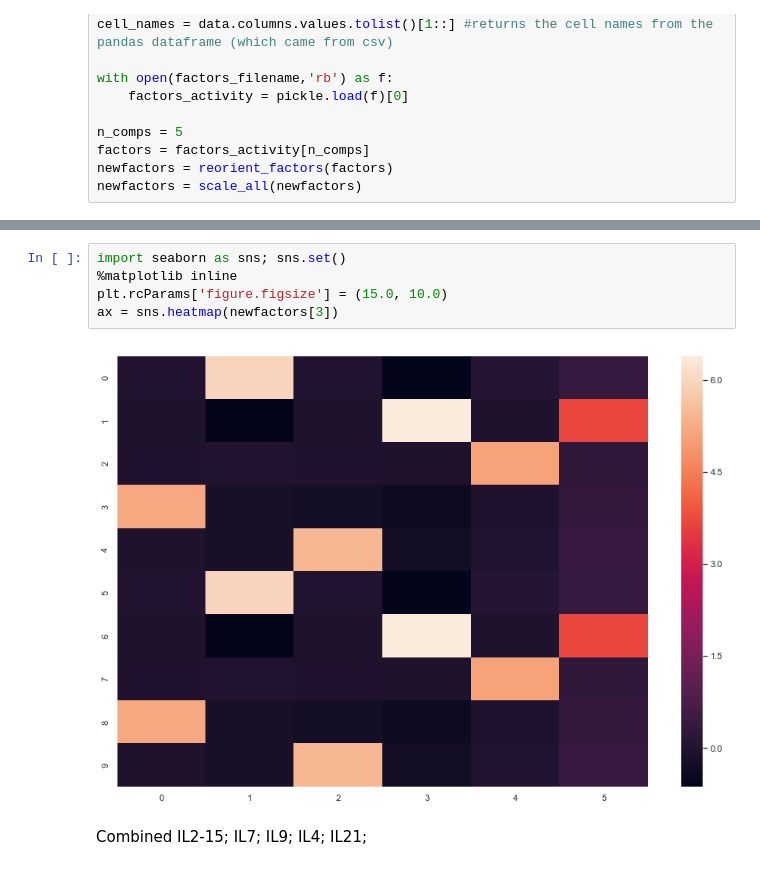
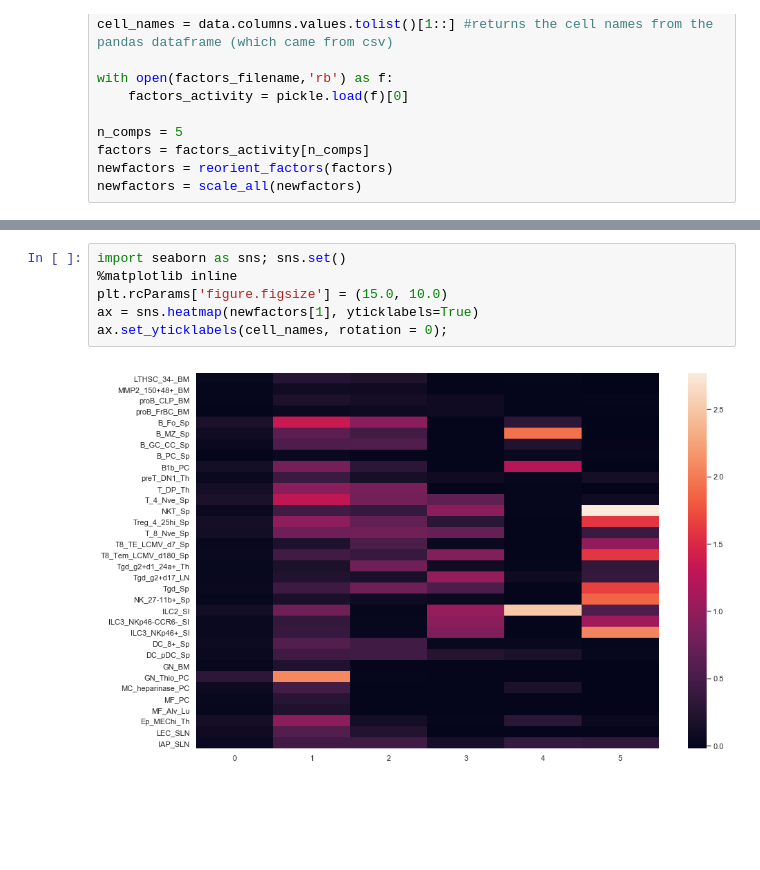
Before and after one commit to meyer-lab/gc-valent, a Jupyter notebook: Heatmap.ipynb, the cells around one changed output, grey strips where cells are left out. Drawn from its saved outputs; the diff is of its cells as text; blank space fills up the shorter version.

Commit message:
heatmap

```diff
--- a/Heatmap.ipynb
+++ b/Heatmap.ipynb
@@ -67,13 +37,8 @@ for f in range(4):
 # %%
 import seaborn as sns; sns.set()
 %matplotlib inline
 plt.rcParams['figure.figsize'] = (15.0, 10.0)
-ax = sns.heatmap(newfactors[3])
+ax = sns.heatmap(newfactors[1], yticklabels=True)
+ax.set_yticklabels(cell_names, rotation = 0);
 # %% [output]
-[figure, old version]
+[figure, new version]
-# %% [markdown]
-Combined IL2-15;
-IL7;
-IL9;
-IL4;
-IL21;
```
Also changed, not shown: parts of 5 cells of this notebook.
